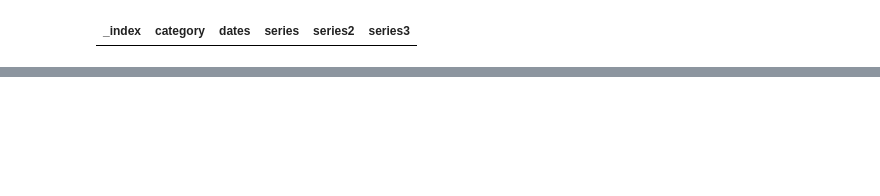
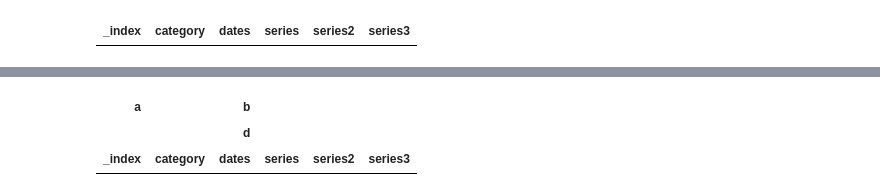
Before and after one commit to pynog/ares-visual-notebooks, a Jupyter notebook: Tables/table.ipynb, the cells around one changed output, grey strips where cells are left out. Cells and saved outputs as stored; diff of their text form; code cells hidden in the pictures; blank space fills up the shorter version.

```diff
--- a/Tables/table.ipynb
+++ b/Tables/table.ipynb
@@ -1,14 +1,9 @@
 # %% [markdown]
 <img align="left" src="../Ares_PetitIcon.PNG">
 # %%
-import ares.Lib.Ares as Ares
-
-aresObj = Ares.ReportAPI()
-data = aresObj.df({
+recordSet = {
     'dates': ['2019-01-01', '2019-01-01', '2019-01-10', '2019-01-11'],
     'category': ["ABCDEF", "ABCDEF", "DFCGHI", "GHIKLM"],
     'series': [3, 3, 4, 6],
     'series2': [5, 5, 1, 9],
-    'series3': [3, 7, 3, 3]})
-aresObj.table(data)
-aresObj.display()
+    'series3': [3, 7, 3, 3]}
@@ -30,0 +44,15 @@ aresObj.display()
+# %%
+import ares.Lib.Ares as Ares
+
+aresObj = Ares.ReportAPI()
+data = aresObj.df(recordSet)
+tb = aresObj.table(data)
+tb.setHeader([
+    [{'value': 'a', 'title': 'This is a title',  'cols': 2, 'rows': 2},
+     {'value': 'b', 'cols': 4, 'rows': 1}],
+    [{'value': 'd', 'cols': 4, 'rows': 1}]])
+aresObj.display()
+# %% [output]
+| a |  | b |  |  |  |
+|  |  | d |  |  |  |
+| _index | category | dates | series | series2 | series3 |
```
Also changed, not shown: parts of 8 cells of this notebook.
